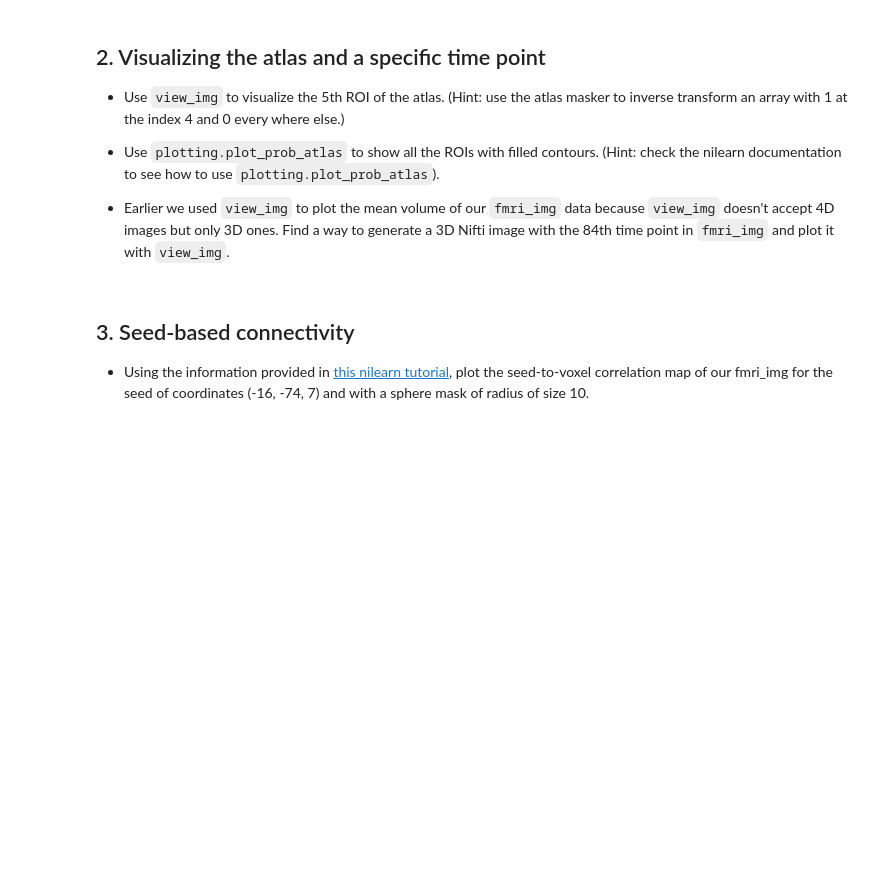
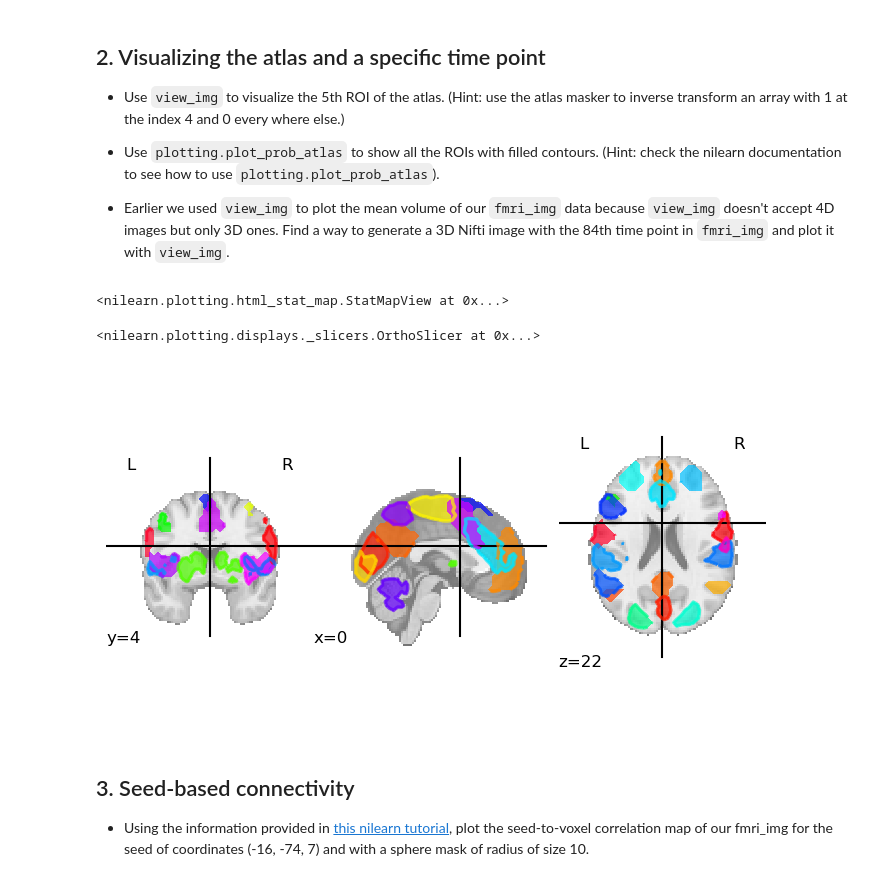
Before and after one commit to SkyStream5240/brainhack2025, a Jupyter notebook: projectVisualizeTest.ipynb, the cells around one changed output. Drawn from its saved outputs; the diff is of its cells as text; code cells hidden in the pictures; blank space fills up the shorter version.

```diff
--- a/projectVisualizeTest.ipynb
+++ b/projectVisualizeTest.ipynb
@@ -254,6 +225,22 @@ Why do you think it affects the matrix this way ?
 
 * Use `plotting.plot_prob_atlas` to show all the ROIs with filled contours. (Hint: check the nilearn documentation to see how to use `plotting.plot_prob_atlas`).
 * Earlier we used `view_img` to plot the mean volume of our `fmri_img` data because `view_img` doesn't accept 4D images but only 3D ones. Find a way to generate a 3D Nifti image with the 84th time point in `fmri_img` and plot it with `view_img`.
+# %%
+atlas_masker = NiftiMapsMasker(maps_img=atlas_filepath, standardize=True)
+
+mask = np.zeros(39)
+mask[0]=1
+atlas_img5 = atlas_masker.fit_transform(fmri_filepath, confounds=None)
+atlas_img5 = atlas_masker.inverse_transform(mask)
+
+plotting.view_img(atlas_img5)
+# %% [output]
+<nilearn.plotting.html_stat_map.StatMapView at 0x...>
+# %%
+plotting.plot_prob_atlas(atlas_filepath, view_type='filled_contours')
+# %% [output]
+<nilearn.plotting.displays._slicers.OrthoSlicer at 0x...>
+[figure, added]
 # %% [markdown]
 ## 3. Seed-based connectivity
 
```
Also changed, not shown: parts of 12 cells of this notebook.
